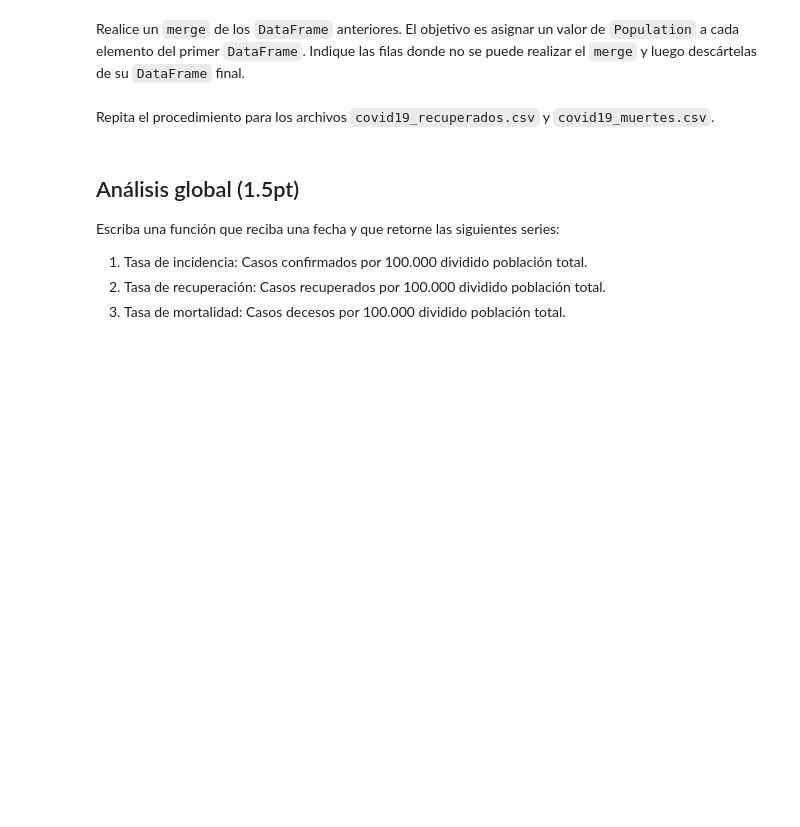
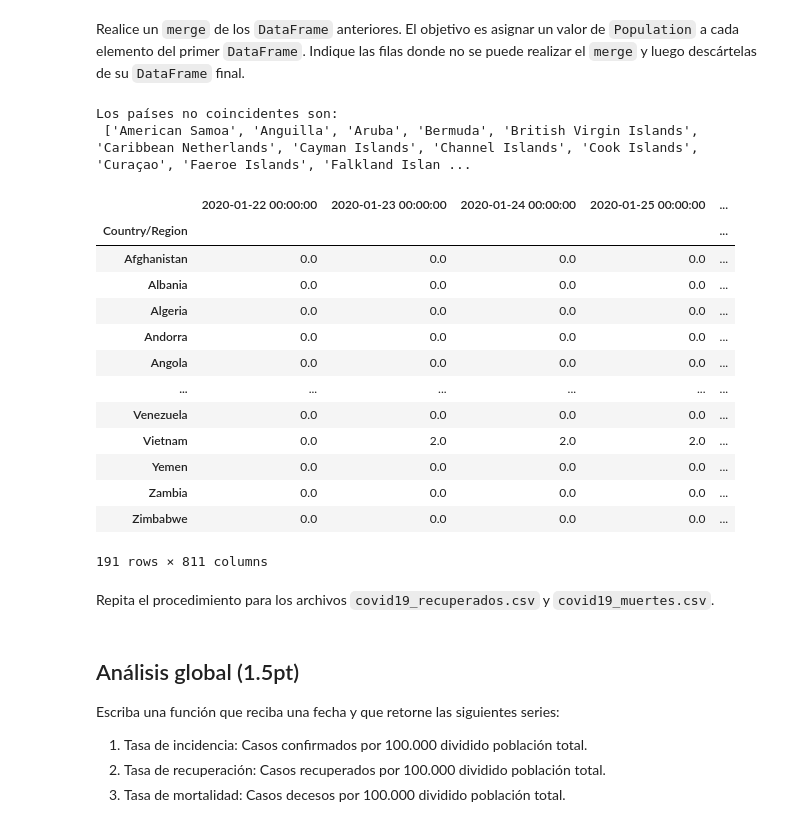
Before and after one commit to phuijse-classroom/info147-tarea-unidad1-ekipoagua, a Jupyter notebook: enunciado.ipynb, the cells around one changed output. Drawn from its saved outputs; the diff is of its cells as text; code cells hidden in the pictures; blank space fills up the shorter version.

Commit message:
'arreglo_coincidencias'

```diff
--- a/enunciado.ipynb
+++ b/enunciado.ipynb
@@ -40,5 +98,5 @@ paises_2
 # %%
-# Arreglo de los nombres
+# Arreglo de los nombres, haciendo coincidir los países con error de escritura
 data_popu.rename({'United States' : 'US',
                   'DR Congo' : 'Congo (Kinshasa)',
                   'Myanmar' : 'Burma',
@@ -50,18 +108,48 @@ data_popu.rename({'United States' : 'US',
                   'Sao Tome & Principe' : 'Sao Tome and Principe',
                   'St. Vincent & Grenadines' : 'Saint Vincent and the Grenadines',
                   'Saint Kitts & Nevis' : 'Saint Kitts and Nevis',
-                 }, axis=0)
+                 }, axis=0, inplace=True)
 # %% [markdown]
 Realice un `merge` de los `DataFrame` anteriores. El objetivo es asignar un valor de `Population` a cada elemento del primer `DataFrame`. Indique las filas donde no se puede realizar el `merge` y luego descártelas de su `DataFrame` final.
+# %%
+data_conf_popu_filter = data_confirmados.merge(data_popu, how='outer', left_index=True, right_index=True, indicator='filtro')
+data_conf_popu_filter.drop(['Yearly Change', 'Net Change',
+       'Density (P/Km²)', 'Land Area (Km²)', 'Migrants (net)',
+       'Fert. Rate', 'Med. Age', 'Urban Pop %', 'World Share'],
+        axis=1,
+        inplace=True)
+
+# Encontrar países donde no hay coincidencias
+paises_no_coincidentes = data_conf_popu_filter[data_conf_popu_filter.filtro == 'right_only'].index.to_list() +  data_conf_popu_filter[data_conf_popu_filter.filtro == 'left_only'].index.to_list()
+print('Los países no coincidentes son: \n', paises_no_coincidentes)
+# %% [output]
+Los países no coincidentes son:
+ ['American Samoa', 'Anguilla', 'Aruba', 'Bermuda', 'British Virgin Islands', 'Caribbean Netherlands', 'Cayman Islands', 'Channel Islands', 'Cook Islands', 'Curaçao', 'Faeroe Islands', 'Falkland Islan ...
 # %%
-data_conf_popu = data_confirmados.merge(data_popu, how='inner', left_index=True, right_index=True)
+data_conf_popu = data_confirmados.merge(data_popu, how='outer', left_index=True, right_index=True)
 data_conf_popu.drop(['Yearly Change', 'Net Change',
        'Density (P/Km²)', 'Land Area (Km²)', 'Migrants (net)',
        'Fert. Rate', 'Med. Age', 'Urban Pop %', 'World Share'],
         axis=1,
         inplace=True)
 
-data_conf_popu
+# Eliminar del dataframe las filas donde no coinciden las columnas de interés
+data_conf_popu.dropna()
+# %% [output]
+|  | 2020-01-22 00:00:00 | 2020-01-23 00:00:00 | 2020-01-24 00:00:00 | 2020-01-25 00:00:00 | ... |
+| Country/Region |  |  |  |  | ... |
+| Afghanistan | 0.0 | 0.0 | 0.0 | 0.0 | ... |
+| Albania | 0.0 | 0.0 | 0.0 | 0.0 | ... |
+| Algeria | 0.0 | 0.0 | 0.0 | 0.0 | ... |
+| Andorra | 0.0 | 0.0 | 0.0 | 0.0 | ... |
+| Angola | 0.0 | 0.0 | 0.0 | 0.0 | ... |
+| ... | ... | ... | ... | ... | ... |
+| Venezuela | 0.0 | 0.0 | 0.0 | 0.0 | ... |
+| Vietnam | 0.0 | 2.0 | 2.0 | 2.0 | ... |
+| Yemen | 0.0 | 0.0 | 0.0 | 0.0 | ... |
+| Zambia | 0.0 | 0.0 | 0.0 | 0.0 | ... |
+| Zimbabwe | 0.0 | 0.0 | 0.0 | 0.0 | ... |
+191 rows × 811 columns
 # %% [markdown]
 Repita el procedimiento para los archivos `covid19_recuperados.csv` y `covid19_muertes.csv`.
 # %%
```
Also changed, not shown: parts of 3 cells of this notebook.
